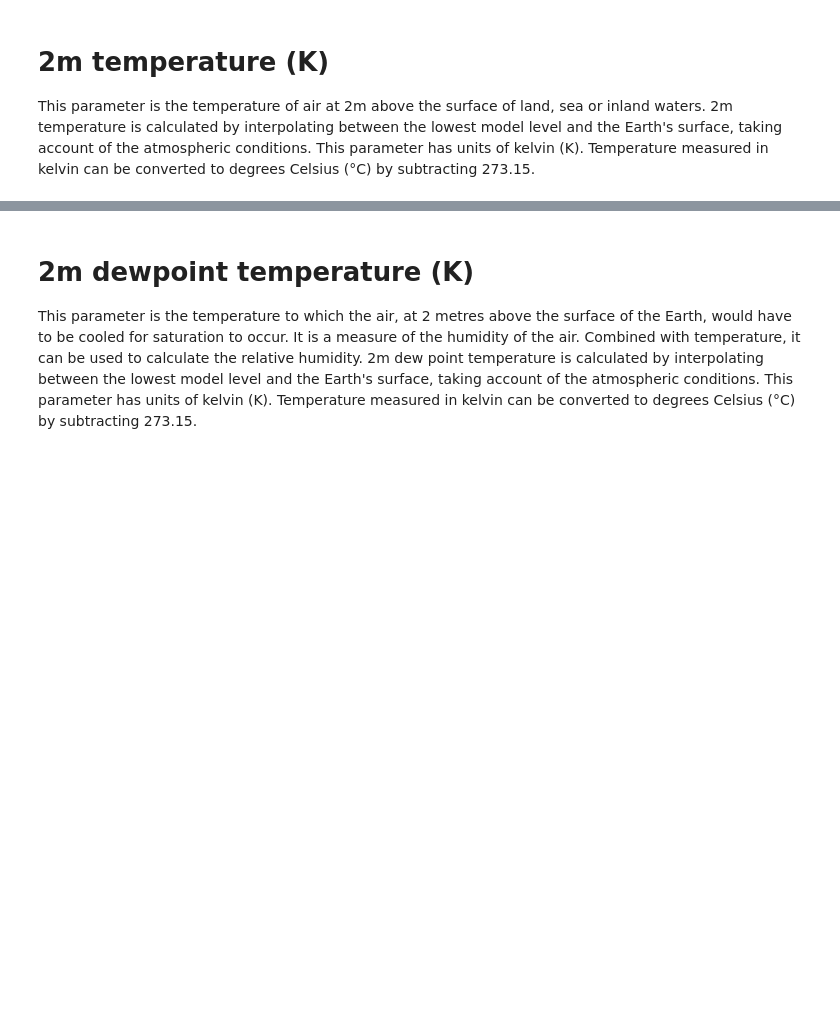
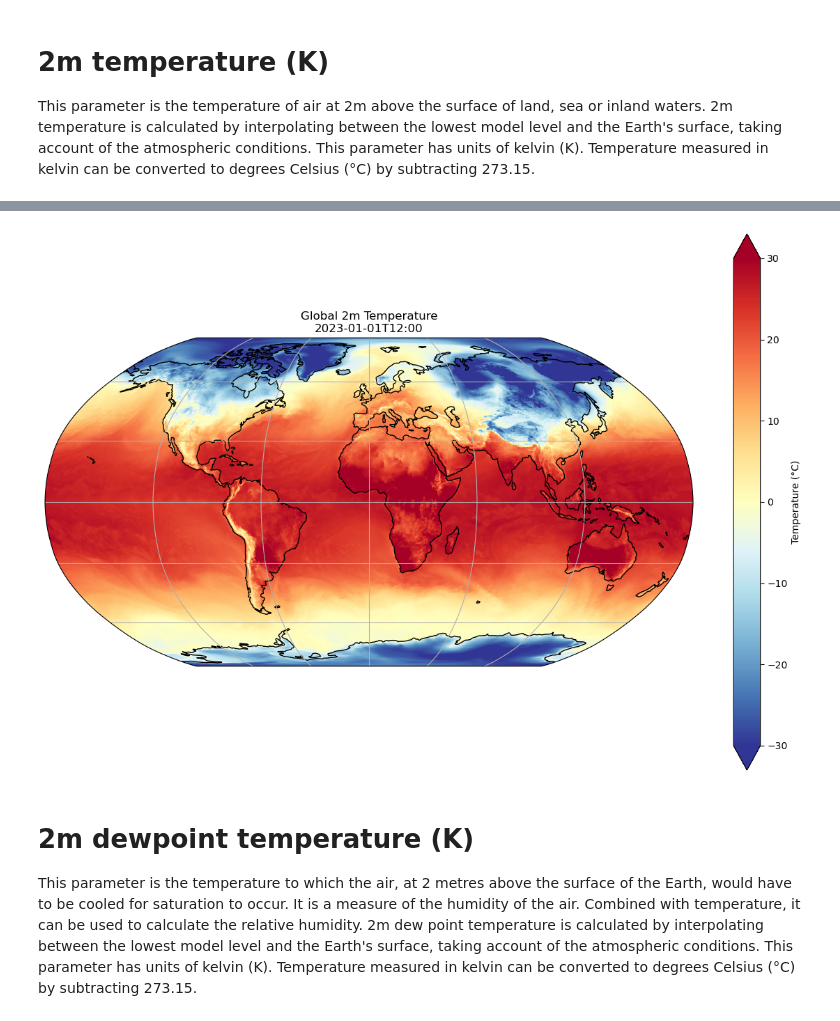
Before and after one commit to AliciaXia222/Capstone-Team-Climate-Trace, a Jupyter notebook: notebooks/020_WeatherData_Preprocessing.ipynb, the cells around one changed output, grey strips where cells are left out. Cells and saved outputs as stored; diff of their text form; code cells hidden in the pictures; blank space fills up the shorter version.

Commit message:
final 020_WeatherData_Preprocessing.ipynb

```diff
--- a/notebooks/020_WeatherData_Preprocessing.ipynb
+++ b/notebooks/020_WeatherData_Preprocessing.ipynb
@@ -220,3 +180,28 @@ print(f"Average temperature: {temp_avg} K")
+# %%
+# Visually check the data for a specific datetime (dt).
+specific_time = '2023-01-01T12:00'
+temperature_one_time = ds_2m_temperature_2023['t2m'].sel(valid_time=specific_time)
+
+# Create the map
+plt.figure(figsize=(15, 10))
+ax = plt.axes(projection=ccrs.Robinson())
+ax.coastlines()
+ax.gridlines()
+
+# Plot the data
+# The data is in Kelvin, convert to Celsius by subtracting 273.15
+im = (temperature_one_time - 273.15).plot(
+    transform=ccrs.PlateCarree(),
+    cmap='RdYlBu_r',  # Red-Yellow-Blue colormap, reversed
+    vmin=-30,         # minimum temperature in Celsius
+    vmax=30,          # maximum temperature in Celsius
+    cbar_kwargs={'label': 'Temperature (°C)'}  # Changed label
+)
+
+plt.title(f'Global 2m Temperature\n{specific_time}')  # Changed title
+plt.show()
+# %% [output]
+[figure, added]
 # %% [markdown]
 # 2m dewpoint temperature (K)
 This parameter is the temperature to which the air, at 2 metres above the surface of the Earth, would have to be cooled for saturation to occur. It is a measure of the humidity of the air. Combined with temperature, it can be used to calculate the relative humidity. 2m dew point temperature is calculated by interpolating between the lowest model level and the Earth's surface, taking account of the atmospheric conditions. This parameter has units of kelvin (K). Temperature measured in kelvin can be converted to degrees Celsius (°C) by subtracting 273.15.
```
Also changed, not shown: parts of 22 cells of this notebook.
